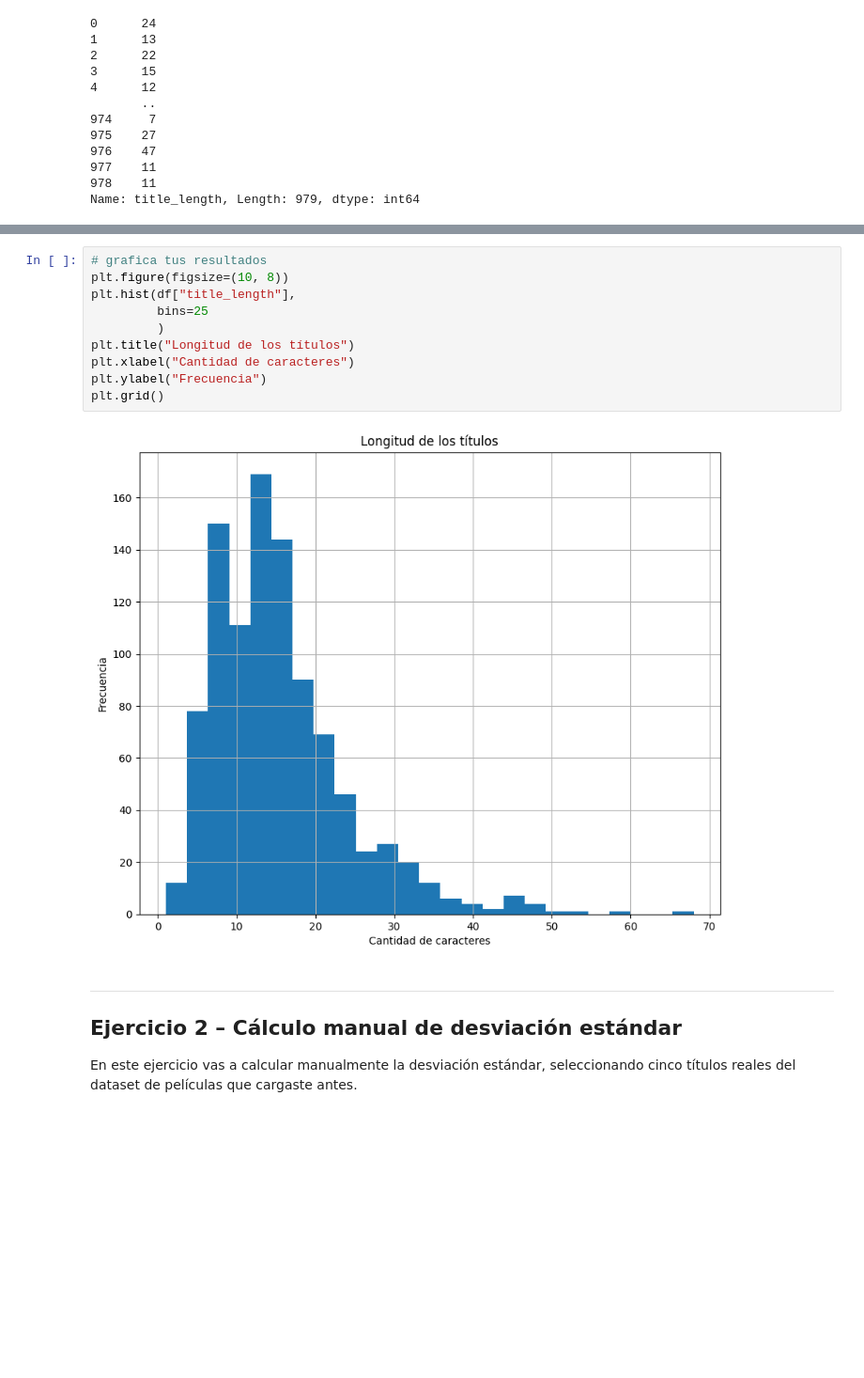
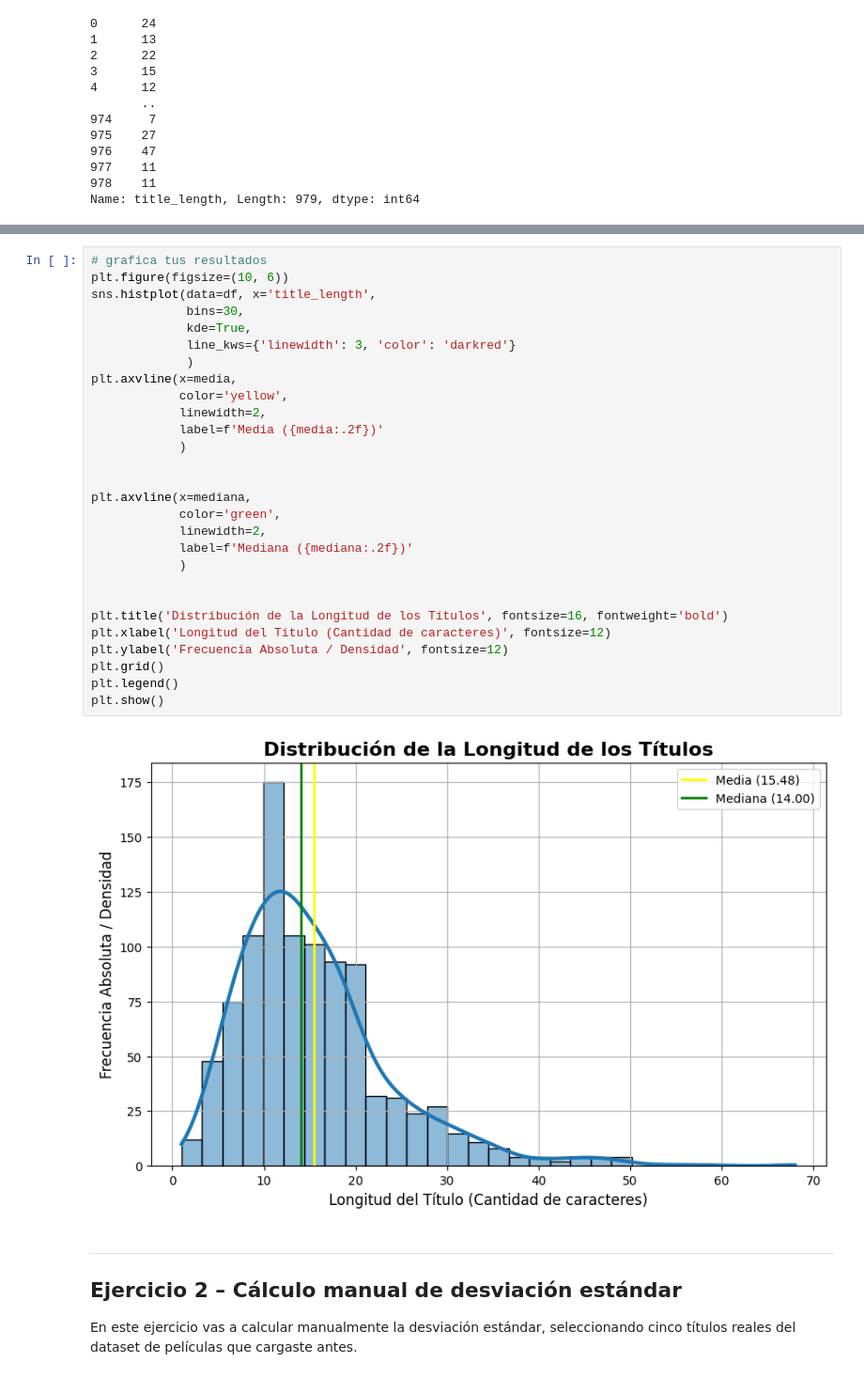
Before and after one commit to 4GeeksAcademy/CarlosRestrepo-descriptive-statistics-python, a Jupyter notebook: notebook/problems.es.ipynb, the cells around one changed output, grey strips where cells are left out. Shown at 94% size. Drawn from its saved outputs; the diff is of its cells as text; blank space fills up the shorter version.

```diff
--- a/notebook/problems.es.ipynb
+++ b/notebook/problems.es.ipynb
@@ -102,15 +104,33 @@ results
 # %%
 # grafica tus resultados
-plt.figure(figsize=(10, 8))
-plt.hist(df["title_length"],
-         bins=25
-         )
-plt.title("Longitud de los títulos")
-plt.xlabel("Cantidad de caracteres")
-plt.ylabel("Frecuencia")
+plt.figure(figsize=(10, 6))
+sns.histplot(data=df, x='title_length',
+             bins=30,
+             kde=True,
+             line_kws={'linewidth': 3, 'color': 'darkred'}
+             )
+plt.axvline(x=media,
+            color='yellow',
+            linewidth=2,
+            label=f'Media ({media:.2f})'
+            )
+
+
+plt.axvline(x=mediana,
+            color='green',
+            linewidth=2,
+            label=f'Mediana ({mediana:.2f})'
+            )
+
+
+plt.title('Distribución de la Longitud de los Títulos', fontsize=16, fontweight='bold')
+plt.xlabel('Longitud del Título (Cantidad de caracteres)', fontsize=12)
+plt.ylabel('Frecuencia Absoluta / Densidad', fontsize=12)
 plt.grid()
+plt.legend()
+plt.show()
 # %% [output]
-[figure, old version]
+[figure, new version]
 # %% [markdown]
 ---
 
```
Also changed, not shown: parts of 6 cells of this notebook.
